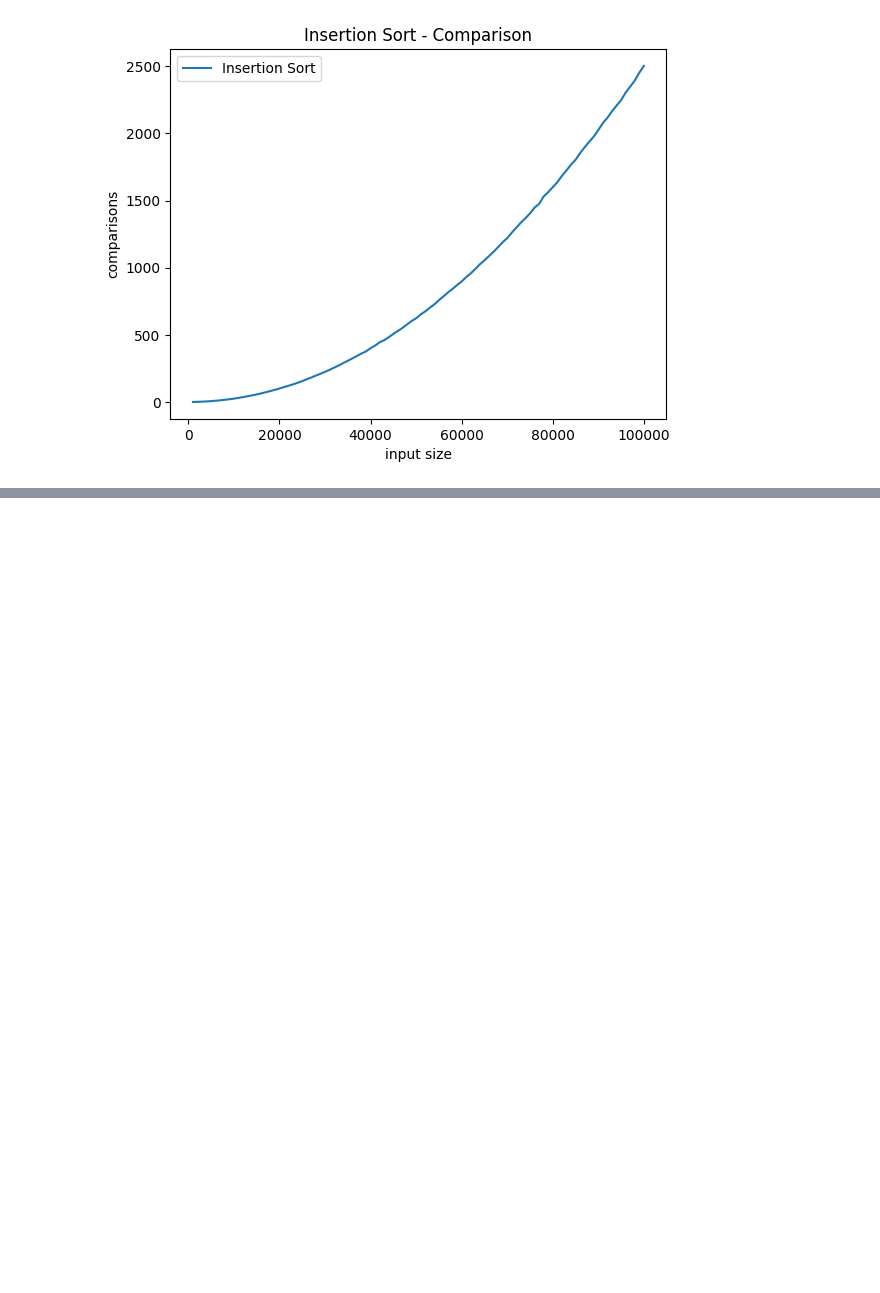
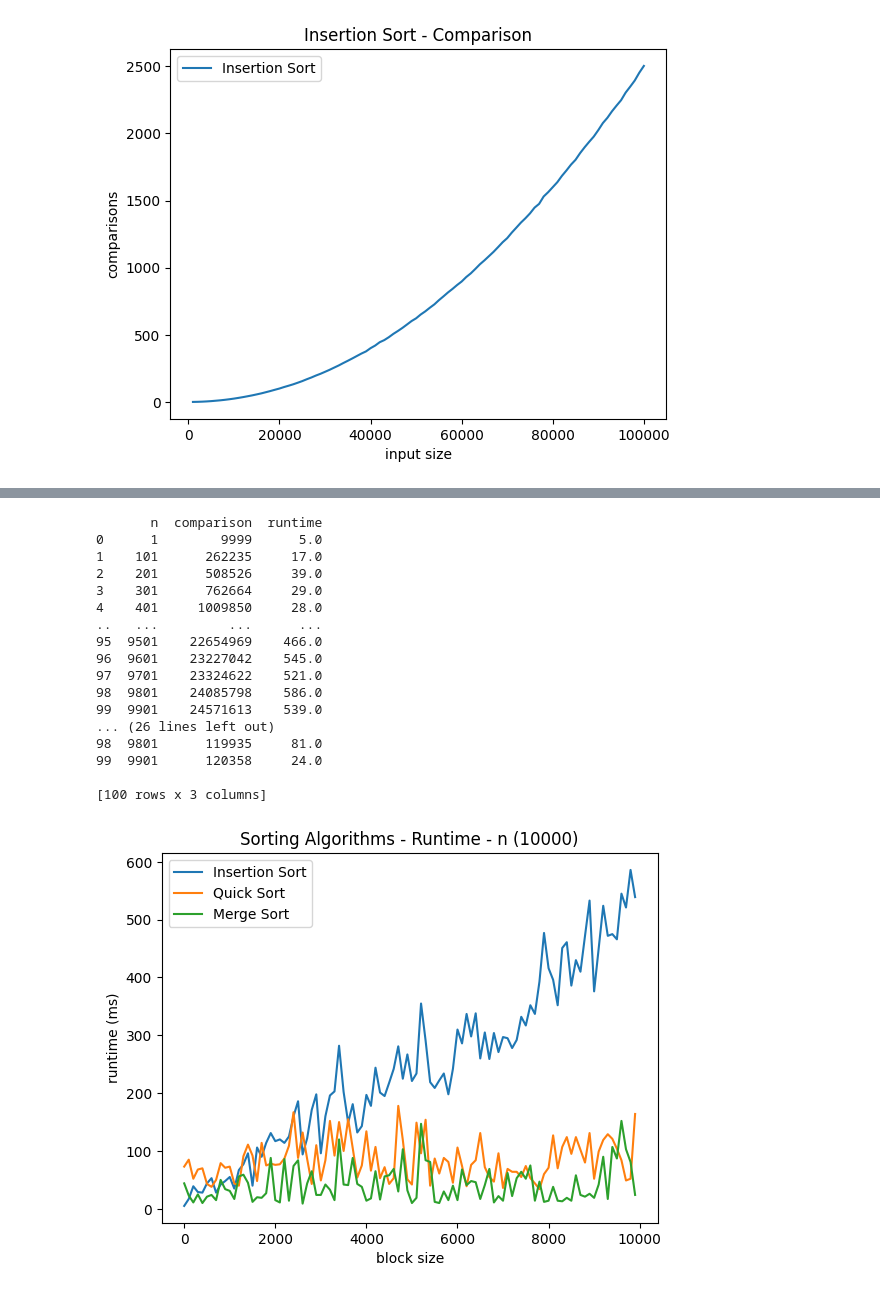
Before and after one commit to deep-mm/Analysis-Sorting-Algorithms, a Jupyter notebook: run_experiments.ipynb, the cells around one changed output, grey strips where cells are left out. Saved outputs shown, nothing was run; the diff lists cells and outputs as text; code cells hidden in the pictures; blank space fills up the shorter version.

```diff
--- a/run_experiments.ipynb
+++ b/run_experiments.ipynb
@@ -101,0 +142,45 @@ plt . show ()
+# %%
+import   pandas   as   pd
+import   matplotlib.pyplot   as   plt
+import   numpy   as   np
+# Read the csv files
+insertion   =   pd . read_csv ( 'insertion_block.csv' )
+quick   =   pd . read_csv ( 'quick_block.csv' )
+merge   =   pd . read_csv ( 'merge_block.csv' )
+# Update the first column to be the block size from 1 to 10001 in steps of 1000
+insertion [ 'n' ]   =   np . arange ( 1 ,   10001 ,   100 )
+quick [ 'n' ]   =   np . arange ( 1 ,   10001 ,   100 )
+merge [ 'n' ]   =   np . arange ( 1 ,   10001 ,   100 )
+
+print ( insertion )
+print ( quick )
+print ( merge )
+# Plot the graphs
+# Make y axis runtime per comparison
+plt . plot ( insertion [ 'n' ],   insertion [ 'runtime' ],   label = 'Insertion Sort' )
+plt . plot ( quick [ 'n' ],   quick [ 'runtime' ],   label = 'Quick Sort' )
+plt . plot ( merge [ 'n' ],   merge [ 'runtime' ],   label = 'Merge Sort' )
+plt . xlabel ( 'block size' )
+plt . ylabel ( 'runtime (ms)' )
+plt . title ( 'Sorting Algorithms - Runtime - n (10000)' )
+plt . legend ()
+plt . show ()
+# %% [output]
+       n  comparison  runtime
+0      1        9999      5.0
+1    101      262235     17.0
+2    201      508526     39.0
+3    301      762664     29.0
+4    401     1009850     28.0
+..   ...         ...      ...
+95  9501    22654969    466.0
+96  9601    23227042    545.0
+97  9701    23324622    521.0
+98  9801    24085798    586.0
+99  9901    24571613    539.0
+... (26 lines left out)
+98  9801      119935     81.0
+99  9901      120358     24.0
+
+[100 rows x 3 columns]
+[figure, added]
```
Also changed, not shown: parts of 3 cells of this notebook.
